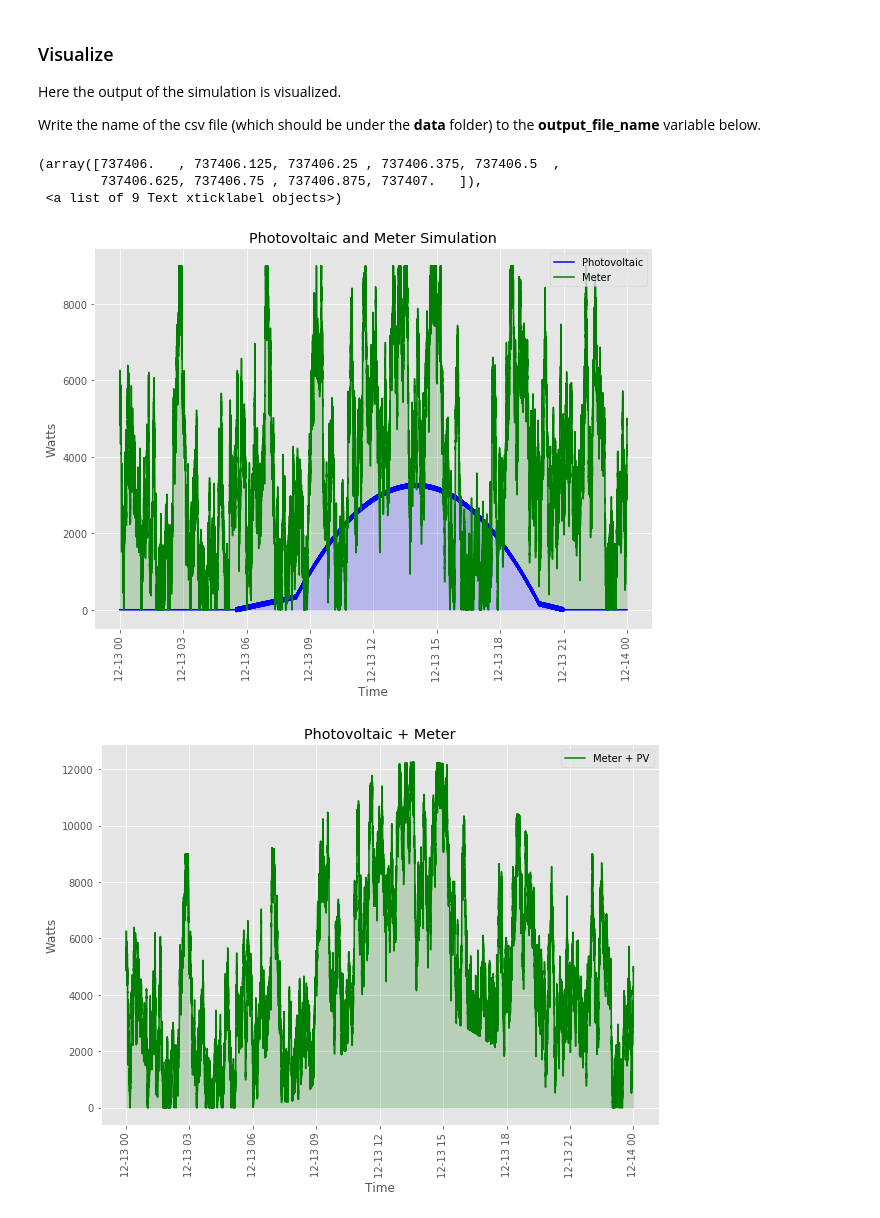
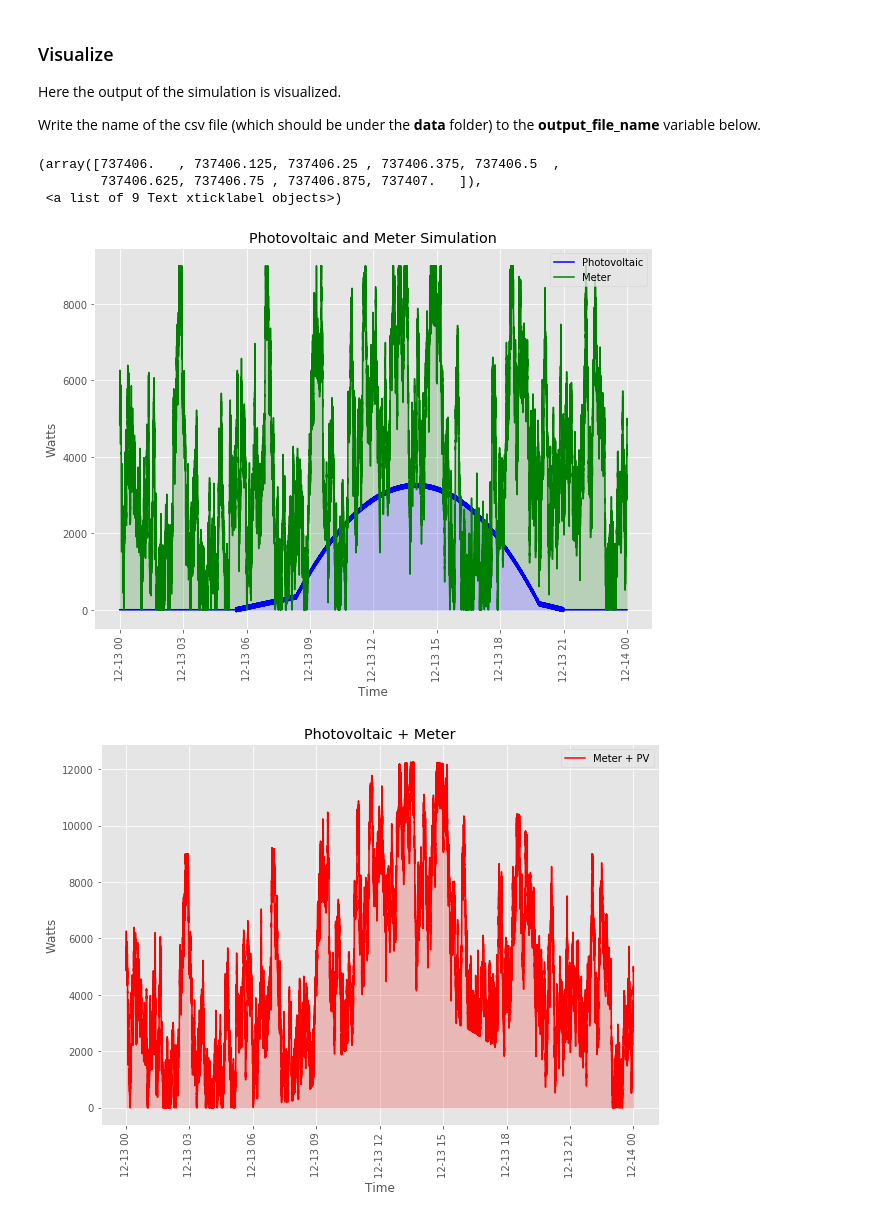
Before and after one commit to ozgurakyazi/pv_simulator_challenge, a Jupyter notebook: PV_Simulator.ipynb, the cells around one changed output. Cells and saved outputs as stored; diff of their text form; code cells hidden in the pictures.

Commit message:
visualization color update

```diff
--- a/PV_Simulator.ipynb
+++ b/PV_Simulator.ipynb
@@ -36,33 +36,33 @@ fig,ax = plt.subplots(figsize=(10,7))
 ax.plot(df.PV,color="blue",label="Photovoltaic")
 ax.fill_between(df.index ,df.PV,0,alpha=0.2, color="blue")
 
 ax.plot(df.Meter,color="green", label="Meter")
 ax.fill_between(df.index ,df.Meter,df.PV,alpha=0.2, color="green")
 
 #ax.plot(df.Total,color="red",label="Total")
 #ax.fill_between(df.index ,df.Total,df.Meter,alpha=0.2, color="red")
 
 
 ax.set_ylabel("Watts")
 ax.set_xlabel("Time")
 plt.title("Photovoltaic and Meter Simulation")
 plt.legend(loc="upper right")
 plt.xticks(rotation="vertical")
 
 
 
 fig,ax = plt.subplots(figsize=(10,7))
-ax.plot(df.Total,color="green",label="Meter + PV")
-ax.fill_between(df.index ,df.Total,0,alpha=0.2, color="green")
+ax.plot(df.Total,color="red",label="Meter + PV")
+ax.fill_between(df.index ,df.Total,0,alpha=0.2, color="red")
 
 plt.title("Photovoltaic + Meter")
 plt.legend()
 ax.set_ylabel("Watts")
 ax.set_xlabel("Time")
 plt.xticks(rotation="vertical")
 # %% [output]
 (array([737406.   , 737406.125, 737406.25 , 737406.375, 737406.5  ,
         737406.625, 737406.75 , 737406.875, 737407.   ]),
  <a list of 9 Text xticklabel objects>)
 [figure]
-[figure, old version]
+[figure, new version]
```
